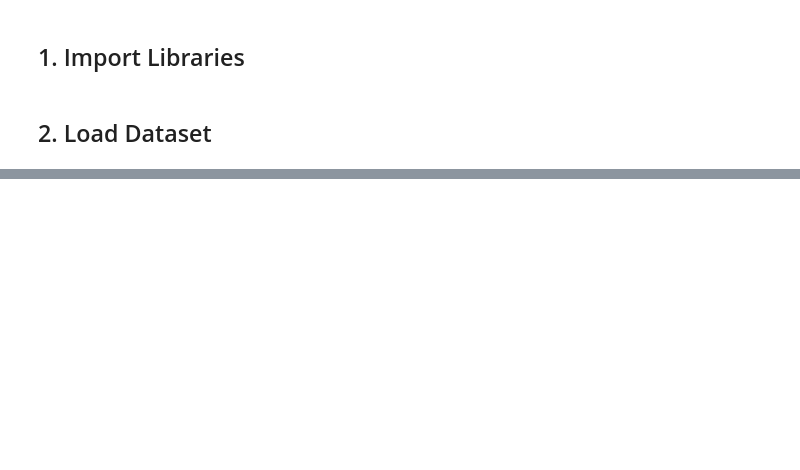
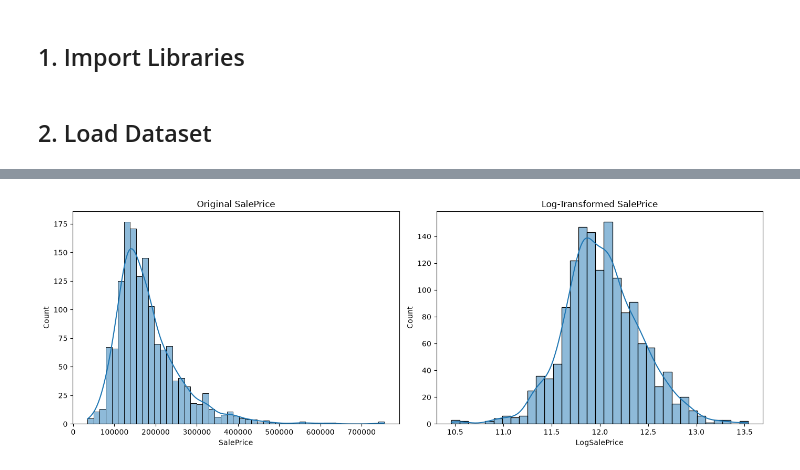
Before and after one commit to humairathameem/PricePredict-Ames-Housing, a Jupyter notebook: Notebooks/House_Price_Prediction.ipynb, the cells around one changed output, grey strips where cells are left out. Drawn from its saved outputs; the diff is of its cells as text; code cells hidden in the pictures; blank space fills up the shorter version.

```diff
--- a/Notebooks/House_Price_Prediction.ipynb
+++ b/Notebooks/House_Price_Prediction.ipynb
@@ -21,0 +299,5 @@ FileNotFoundError: [Errno 2] No such file or directory: 'train.csv'
+# %%
+# Apply Log Transformation
+train_df["LogSalePrice"] = np.log1p(
+    train_df["SalePrice"]
+)
@@ -21,0 +318,28 @@ FileNotFoundError: [Errno 2] No such file or directory: 'train.csv'
+# %%
+# Compare Distributions
+fig, axes = plt.subplots(
+    1,
+    2,
+    figsize=(14, 5)
+)
+
+sns.histplot(
+    train_df["SalePrice"],
+    kde=True,
+    ax=axes[0]
+)
+
+axes[0].set_title("Original SalePrice")
+
+sns.histplot(
+    train_df["LogSalePrice"],
+    kde=True,
+    ax=axes[1]
+)
+
+axes[1].set_title("Log-Transformed SalePrice")
+
+plt.tight_layout()
+plt.show()
+# %% [output]
+[figure, added]
```
Also changed, not shown: parts of 40 cells of this notebook, 1 other file.
